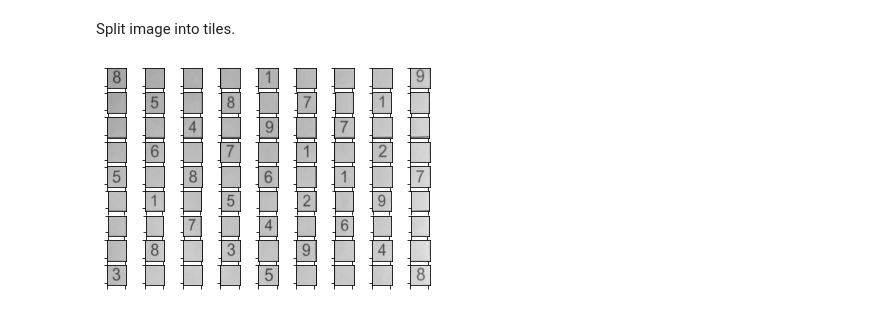
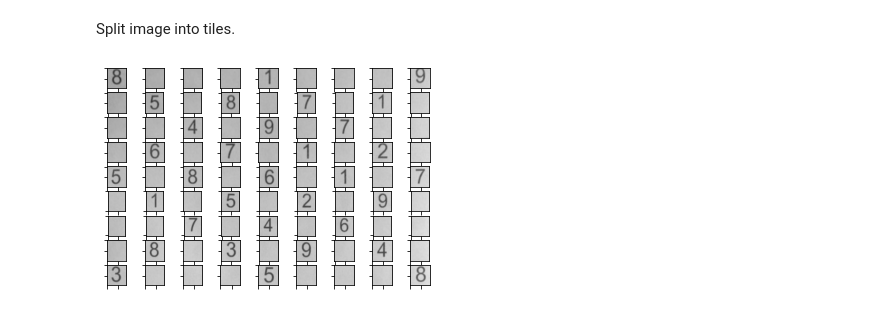
Before and after one commit to niklastanner/puzzle-solver, a Jupyter notebook: PoC/notebooks/Sudoku Recognizer.ipynb, the cells around one changed output. Drawn from its saved outputs; the diff is of its cells as text; code cells hidden in the pictures.

```diff
--- a/PoC/notebooks/Sudoku Recognizer.ipynb
+++ b/PoC/notebooks/Sudoku Recognizer.ipynb
@@ -325,16 +371,17 @@ rows = np.stack(rows, axis=0)
 cols = np.sort(cols)
 rows = np.sort(rows)
 # %%
-tiles = split_image_into_tiles(lines)
+padding = len(warped) // 100
+tiles = split_image_into_tiles(lines, padding=padding)
 
 fig, axs = plt.subplots(9, 9, sharex='col', sharey='row')
 
 n = 0
 for i in range(9):
     for j in range(9):
-        axs[i][j].imshow(warped[tiles[n][0][0]:tiles[n][0][1], tiles[n][1][0]:tiles[n][1][1]])
+        axs[i][j].imshow(warped[tiles[n]['row_start']:tiles[n]['row_end'], tiles[n]['col_start']:tiles[n]['col_end']])
         axs[i][j].set_yticklabels([])
         axs[i][j].set_xticklabels([])
         n += 1
 # %% [output]
-[figure, old version]
+[figure, new version]
```
Also changed, not shown: parts of 7 cells of this notebook.
